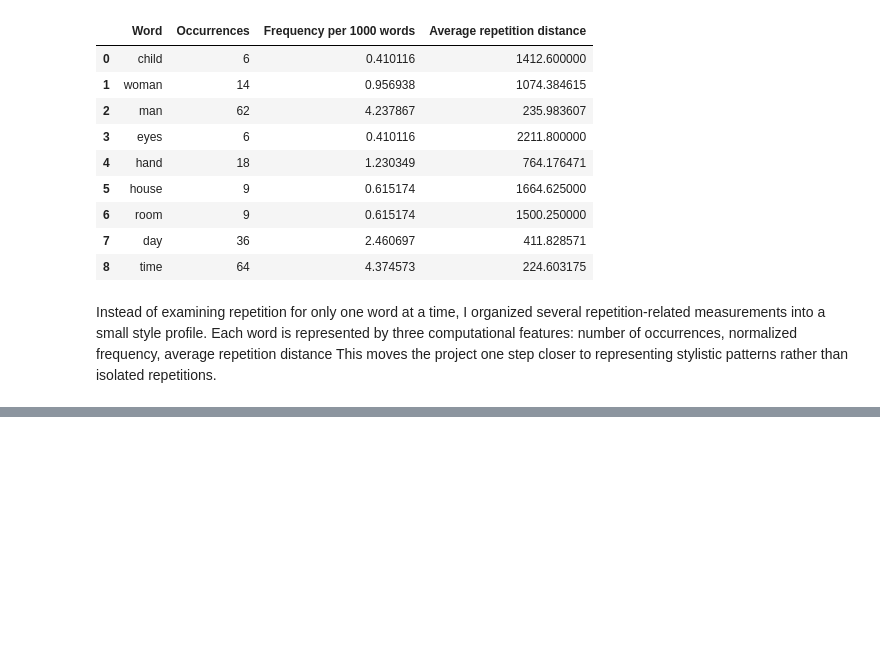
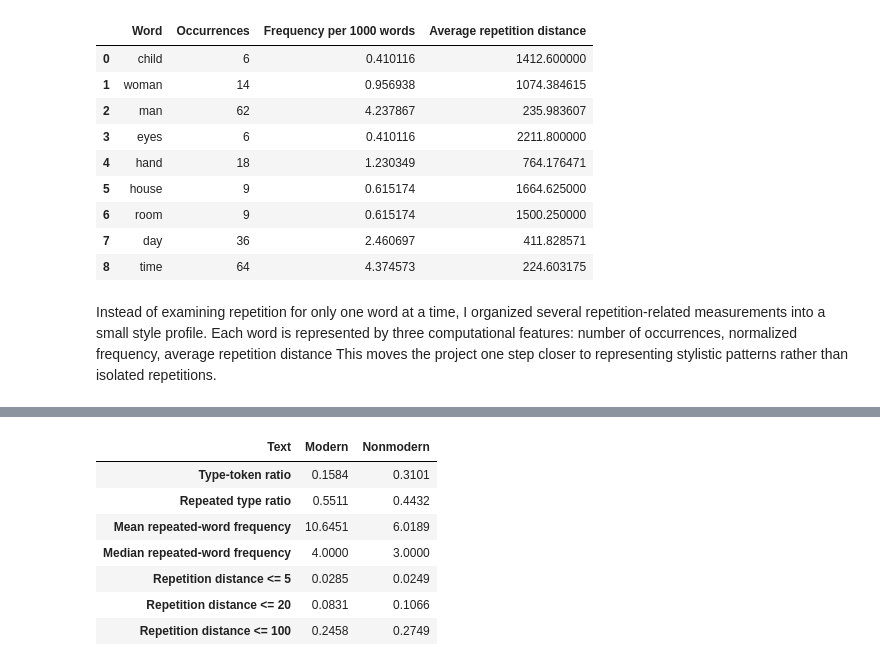
Before and after one commit to CiciXie-haotong/Modernism-Classifier, a Jupyter notebook: repetition_analysis.ipynb.ipynb, the cells around one changed output, grey strips where cells are left out. Saved outputs shown, nothing was run; the diff lists cells and outputs as text; code cells hidden in the pictures; blank space fills up the shorter version.

```diff
--- a/repetition_analysis.ipynb.ipynb
+++ b/repetition_analysis.ipynb.ipynb
@@ -1273,0 +1524,21 @@ This moves the project one step closer to representing stylistic patterns rather
+# %%
+normalized_features = [
+    "Type-token ratio",
+    "Repeated type ratio",
+    "Mean repeated-word frequency",
+    "Median repeated-word frequency",
+    "Repetition distance <= 5",
+    "Repetition distance <= 20",
+    "Repetition distance <= 100"
+]
+
+comparison_df.loc[normalized_features].round(4)
+# %% [output]
+| Text | Modern | Nonmodern |
+| Type-token ratio | 0.1584 | 0.3101 |
+| Repeated type ratio | 0.5511 | 0.4432 |
+| Mean repeated-word frequency | 10.6451 | 6.0189 |
+| Median repeated-word frequency | 4.0000 | 3.0000 |
+| Repetition distance <= 5 | 0.0285 | 0.0249 |
+| Repetition distance <= 20 | 0.0831 | 0.1066 |
+| Repetition distance <= 100 | 0.2458 | 0.2749 |
```
Also changed, not shown: parts of 17 cells of this notebook.
